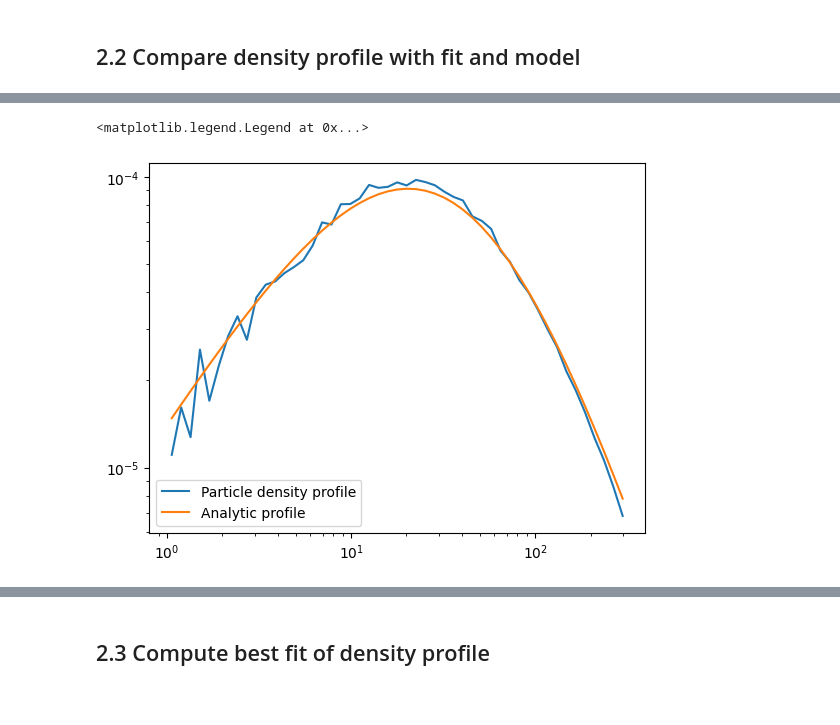
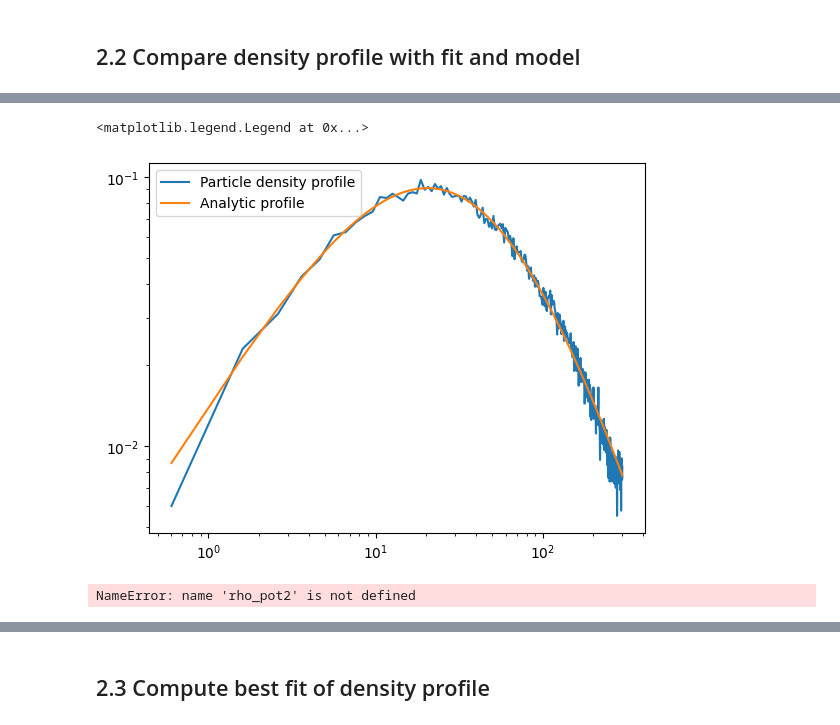
Before and after one commit to jngaravitoc/XMC-Atlas, a Jupyter notebook: scripts/BFE_computation/draft_bfe_pipeline.ipynb, the cells around one changed output, grey strips where cells are left out. Cells and saved outputs as stored; diff of their text form; code cells hidden in the pictures.

```diff
--- a/scripts/BFE_computation/draft_bfe_pipeline.ipynb
+++ b/scripts/BFE_computation/draft_bfe_pipeline.ipynb
@@ -57,0 +55,4 @@ plt.colorbar()
+# %%
+HaloStructure = nba.structure.Profiles(MW['pos'], edges=edges)
+# %%
+rcen, rho_halo = HaloStructure.density(mass=MW['mass'])
@@ -69,7 +68,9 @@ print(len(rbins), len(hbins))
 # %% [markdown]
 ## 2.2 Compare density profile with fit and model
+# %%
+gp.potential.load('../../GC21/mo')
 # %%
 Hern_anpot = gp.HernquistPotential(m=Mtot, c=40.85)
-grid = np.zeros((3, len(rbins)))
-grid[0] = rbins
+grid = np.zeros((3, len(rcen)))
+grid[0] = rcen
 Hern_profile = Hern_anpot.density(grid)
@@ -76,7 +97,15 @@ Hern_profile = Hern_anpot.density(grid)
 # %%
-plt.loglog(rbins, rbins**2 * halo_rho_profile, label='Particle density profile')
-plt.loglog(rbins, rbins**2 * Hern_profile, label='Analytic profile')
+plt.loglog(rcen, rcen**2 * rho_halo*sample_factor, label='Particle density profile')
+plt.loglog(rcen, rcen**2 * Hern_profile, label='Analytic profile')
 plt.legend()
 # %% [output]
 <matplotlib.legend.Legend at 0x...>
-[figure, old version]
+[figure, new version]
+# %%
+model = EXPtools.make_model(rcen, rho_pot2, Mtotal=Mtot, output_filename=MODEL_NAME, physical_units=True)
+R = model['radius']
+M = model['mass']
+D = model['density']
+P = model['potential']
+# %% [output]
+NameError: name 'rho_pot2' is not defined
```
Also changed, not shown: parts of 45 cells of this notebook.
